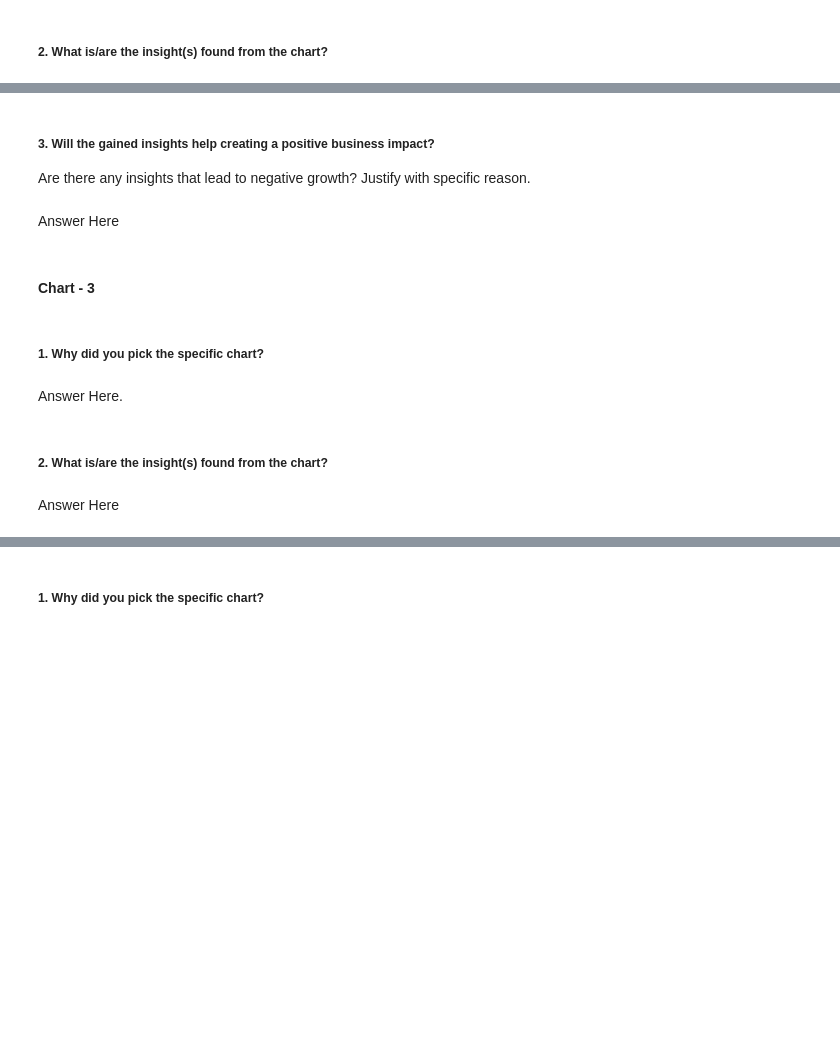
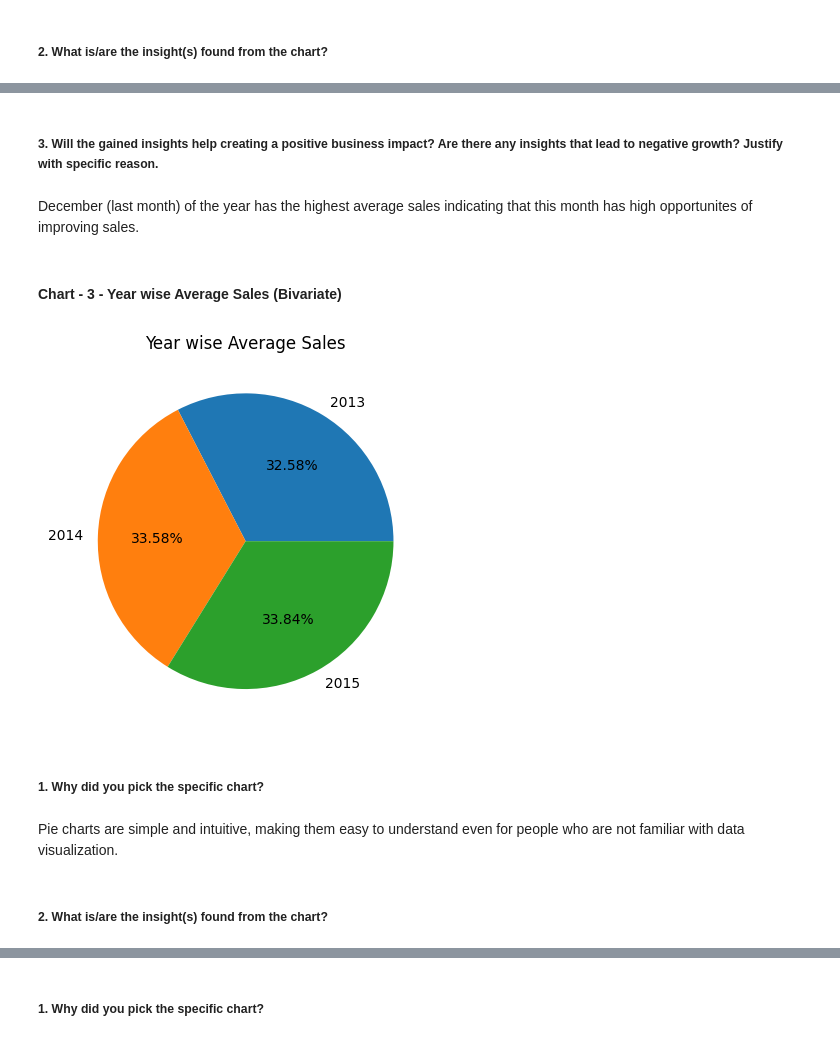
Before and after one commit to dhar9571/Retail-Sales-Prediction-ML-Regression, a Jupyter notebook: Capstone_Project_Retail_Sales_Prediction_ML_Regression.ipynb, the cells around one changed output, grey strips where cells are left out. Drawn from its saved outputs; the diff is of its cells as text; code cells hidden in the pictures; blank space fills up the shorter version.

```diff
--- a/Capstone_Project_Retail_Sales_Prediction_ML_Regression.ipynb
+++ b/Capstone_Project_Retail_Sales_Prediction_ML_Regression.ipynb
@@ -274,7 +445,6 @@ Answer Here
 # %% [markdown]
-##### 3. Will the gained insights help creating a positive business impact?
-Are there any insights that lead to negative growth? Justify with specific reason.
+##### 3. Will the gained insights help creating a positive business impact? Are there any insights that lead to negative growth? Justify with specific reason.
-# %% [markdown]
-Answer Here
+# %% [markdown]
+December (last month) of the year has the highest average sales indicating that this month has high opportunites of improving sales.
 # %% [markdown]
-#### Chart - 3
+#### Chart - 3 - Year wise Average Sales (Bivariate)
@@ -283,8 +451,22 @@ Answer Here
+# %%
+# Chart - 3 visualization code
+
+# Creating a seperate dataframe containing year wise grouped average sales
+
+year_sales = df.groupby("Year")["Sales"].mean().reset_index()
+
+# Creating Pie Chart
+
+plt.pie(x = year_sales["Sales"], data = year_sales,labels=year_sales["Year"],autopct="%.2f%%")
+
+# setting up plot title
+plt.title("Year wise Average Sales")
+plt.show()
+# %% [output]
+[figure, added]
 # %% [markdown]
 ##### 1. Why did you pick the specific chart?
-# %% [markdown]
-Answer Here.
+# %% [markdown]
+Pie charts are simple and intuitive, making them easy to understand even for people who are not familiar with data visualization.
 # %% [markdown]
 ##### 2. What is/are the insight(s) found from the chart?
-# %% [markdown]
-Answer Here
```
Also changed, not shown: parts of 155 cells of this notebook.
